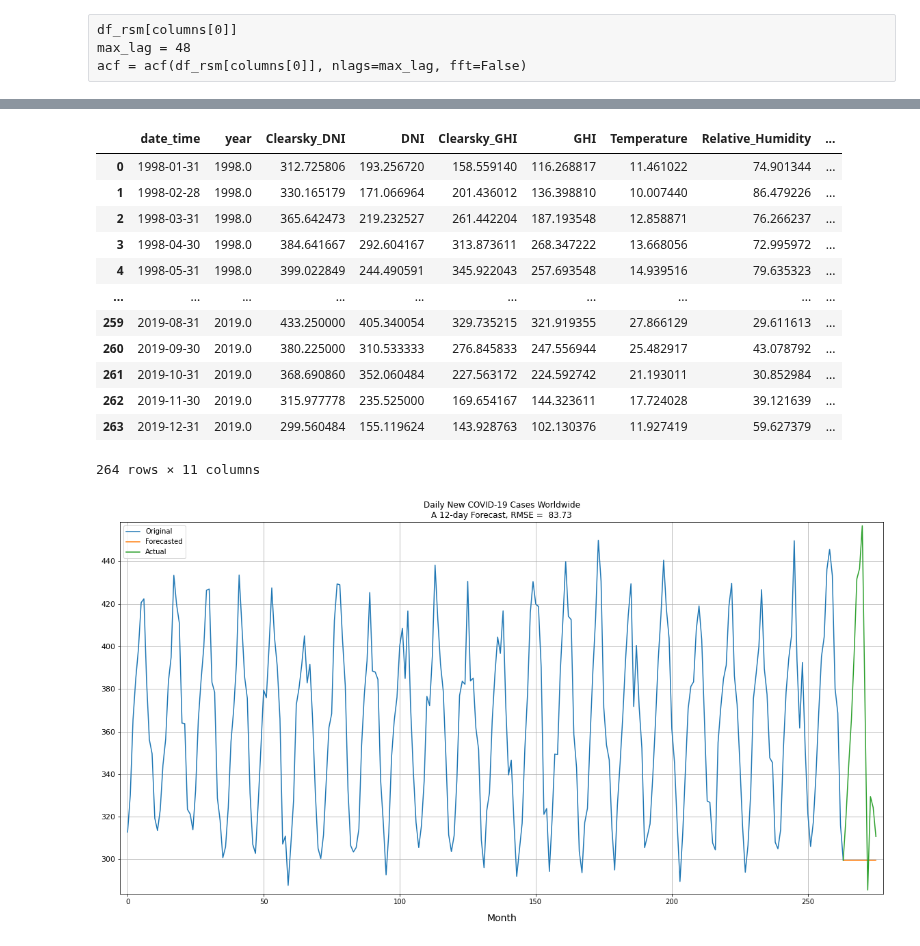
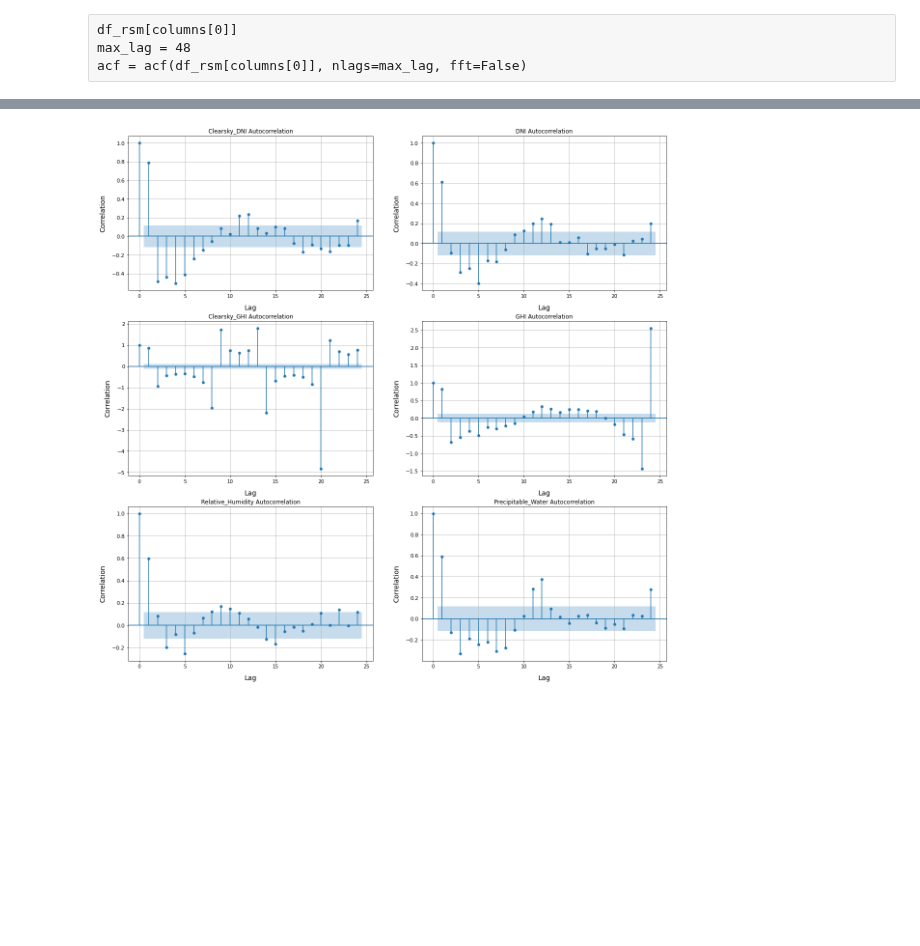
Before and after one commit to gamyers/solar-697, a Jupyter notebook: gm/notebooks/ts_autocorr.ipynb, the cells around one changed output, grey strips where cells are left out. Drawn from its saved outputs; the diff is of its cells as text; code cells hidden in the pictures; blank space fills up the shorter version.

```diff
--- a/gm/notebooks/ts_autocorr.ipynb
+++ b/gm/notebooks/ts_autocorr.ipynb
@@ -231,16 +229,0 @@ df_r = df_rsm[:264]
-# %%
-df_r
-# %% [output]
-|  | date_time | year | Clearsky_DNI | DNI | Clearsky_GHI | GHI | Temperature | Relative_Humidity | ... |
-| 0 | 1998-01-31 | 1998.0 | 312.725806 | 193.256720 | 158.559140 | 116.268817 | 11.461022 | 74.901344 | ... |
-| 1 | 1998-02-28 | 1998.0 | 330.165179 | 171.066964 | 201.436012 | 136.398810 | 10.007440 | 86.479226 | ... |
-| 2 | 1998-03-31 | 1998.0 | 365.642473 | 219.232527 | 261.442204 | 187.193548 | 12.858871 | 76.266237 | ... |
-| 3 | 1998-04-30 | 1998.0 | 384.641667 | 292.604167 | 313.873611 | 268.347222 | 13.668056 | 72.995972 | ... |
-| 4 | 1998-05-31 | 1998.0 | 399.022849 | 244.490591 | 345.922043 | 257.693548 | 14.939516 | 79.635323 | ... |
-| ... | ... | ... | ... | ... | ... | ... | ... | ... | ... |
-| 259 | 2019-08-31 | 2019.0 | 433.250000 | 405.340054 | 329.735215 | 321.919355 | 27.866129 | 29.611613 | ... |
-| 260 | 2019-09-30 | 2019.0 | 380.225000 | 310.533333 | 276.845833 | 247.556944 | 25.482917 | 43.078792 | ... |
-| 261 | 2019-10-31 | 2019.0 | 368.690860 | 352.060484 | 227.563172 | 224.592742 | 21.193011 | 30.852984 | ... |
-| 262 | 2019-11-30 | 2019.0 | 315.977778 | 235.525000 | 169.654167 | 144.323611 | 17.724028 | 39.121639 | ... |
-| 263 | 2019-12-31 | 2019.0 | 299.560484 | 155.119624 | 143.928763 | 102.130376 | 11.927419 | 59.627379 | ... |
-264 rows × 11 columns
@@ -268,18 +230,20 @@ forecasts = arima_forecast(df_r[columns[0]], 12, p=0, d=1, q=1)
-# %%
-actual = df_rsm[columns[0]][264:]
-
-rmse = np.sqrt(np.mean((actual - forecasts) ** 2))
-
-fig, ax = plt.subplots(figsize=(20, 10))
-ax.plot(df_r[columns[0]], label="Original")
-ax.plot(df_r[columns[0]][-1:].append(forecasts), label="Forecasted")
-ax.plot(df_r[columns[0]][-1:].append(actual), label="Actual")
-
-ax.set_xlabel("Month")
-
-ax.set_title("Daily New COVID-19 Cases Worldwide\n" + f"A {len(forecasts)}-day Forecast, RMSE = {rmse: .2f}")
-
-ax.grid()
-ax.legend();
-# %% [output]
-[figure, removed]
+# %%
+def plot_part_autocorr(df, columns, column_idx, max_lag):
+
+    fig, ax = plt.subplots(3, 2, figsize=(20, 20))
+    ax = ax.flatten()
+
+    for idx, col in enumerate(column_idx):
+        plot_pacf(
+            df_rsm[columns[col]],
+            ax[idx],
+            lags=max_lag,
+            title=f"{columns[col]} Autocorrelation",
+        )
+        ax[idx].set_xlabel(r"Lag")
+        ax[idx].set_ylabel(r"Correlation")
+        ax[idx].grid()
+# %%
+plot_part_autocorr(df_rsm, columns, [0, 1, 2, 3, 5, 6], 24)
+# %% [output]
+[figure, added]
```
Also changed, not shown: parts of 7 cells of this notebook.
